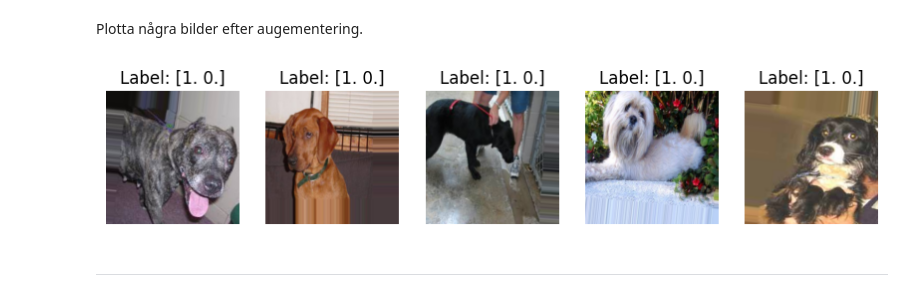
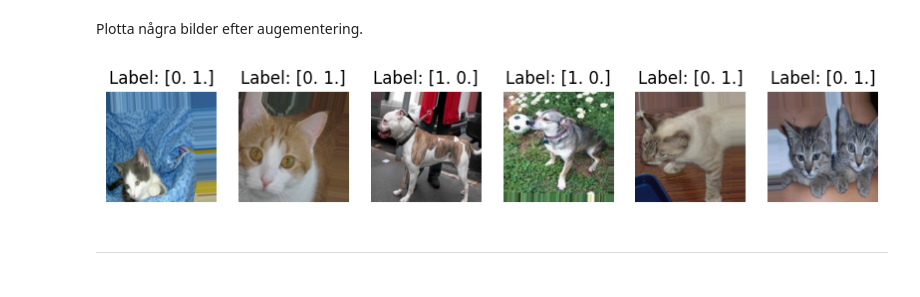
Before and after one commit to Utjiman/AI-Richard-Boden-OPA23, a Jupyter notebook: labs/Labb_2.ipynb, the cells around one changed output. Saved outputs shown, nothing was run; the diff lists cells and outputs as text; code cells hidden in the pictures.

```diff
--- a/labs/Labb_2.ipynb
+++ b/labs/Labb_2.ipynb
@@ -419,15 +419,15 @@ Plotta några bilder efter augementering.
 # %%
 
 batch_images, batch_labels = next(train_val_generator)
-num_images = 5
+num_images = 6
 plt.figure(figsize=(10, 10))
 for i in range(num_images):
     plt.subplot(1, num_images, i + 1)
     plt.imshow(batch_images[i])
     plt.title(f"Label: {batch_labels[i]}")
     plt.axis("off")
 plt.show()
 # %% [output]
-[figure, old version]
+[figure, new version]
 # %% [markdown]
 ------
```
Also changed, not shown: parts of 6 cells of this notebook.
